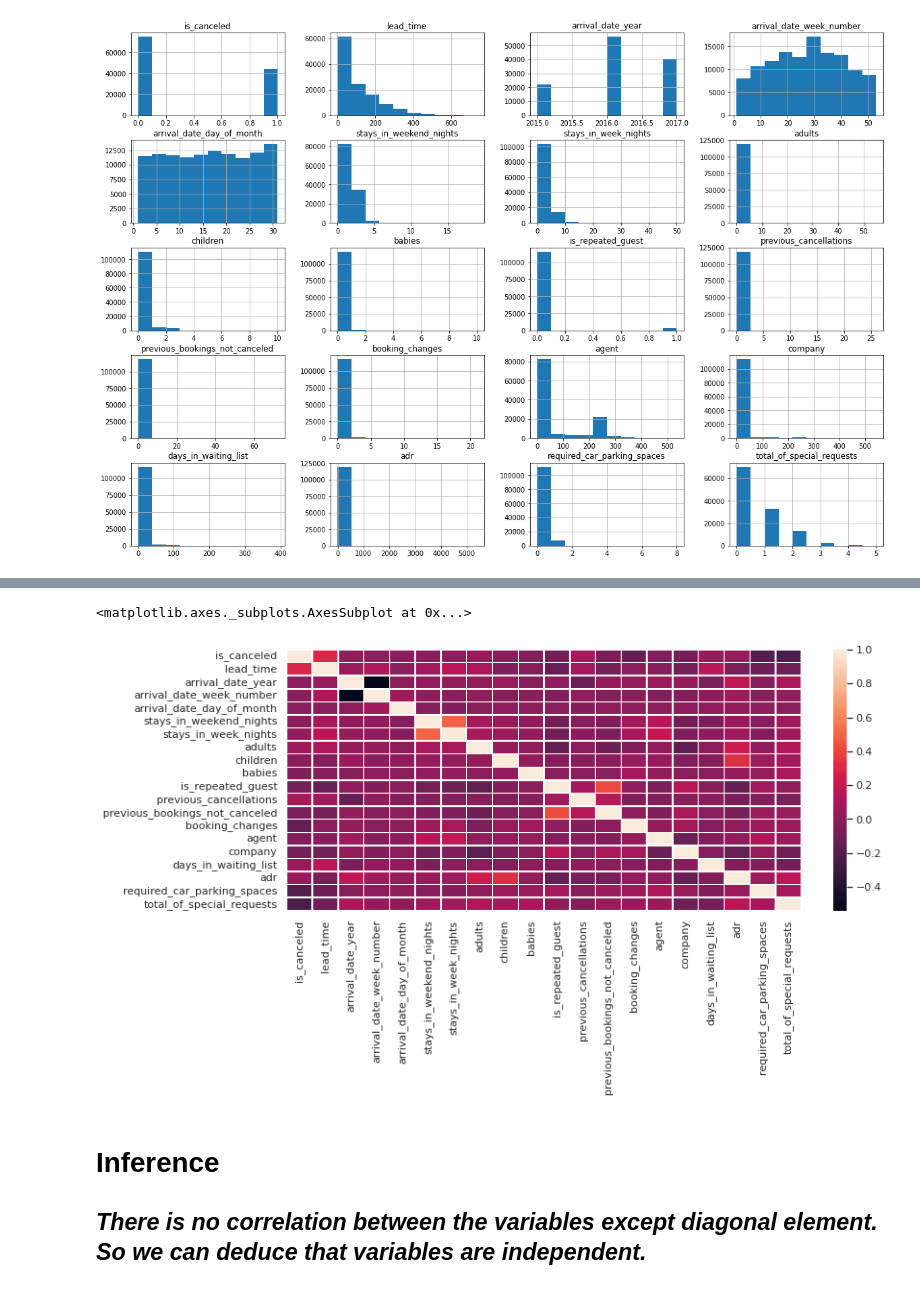
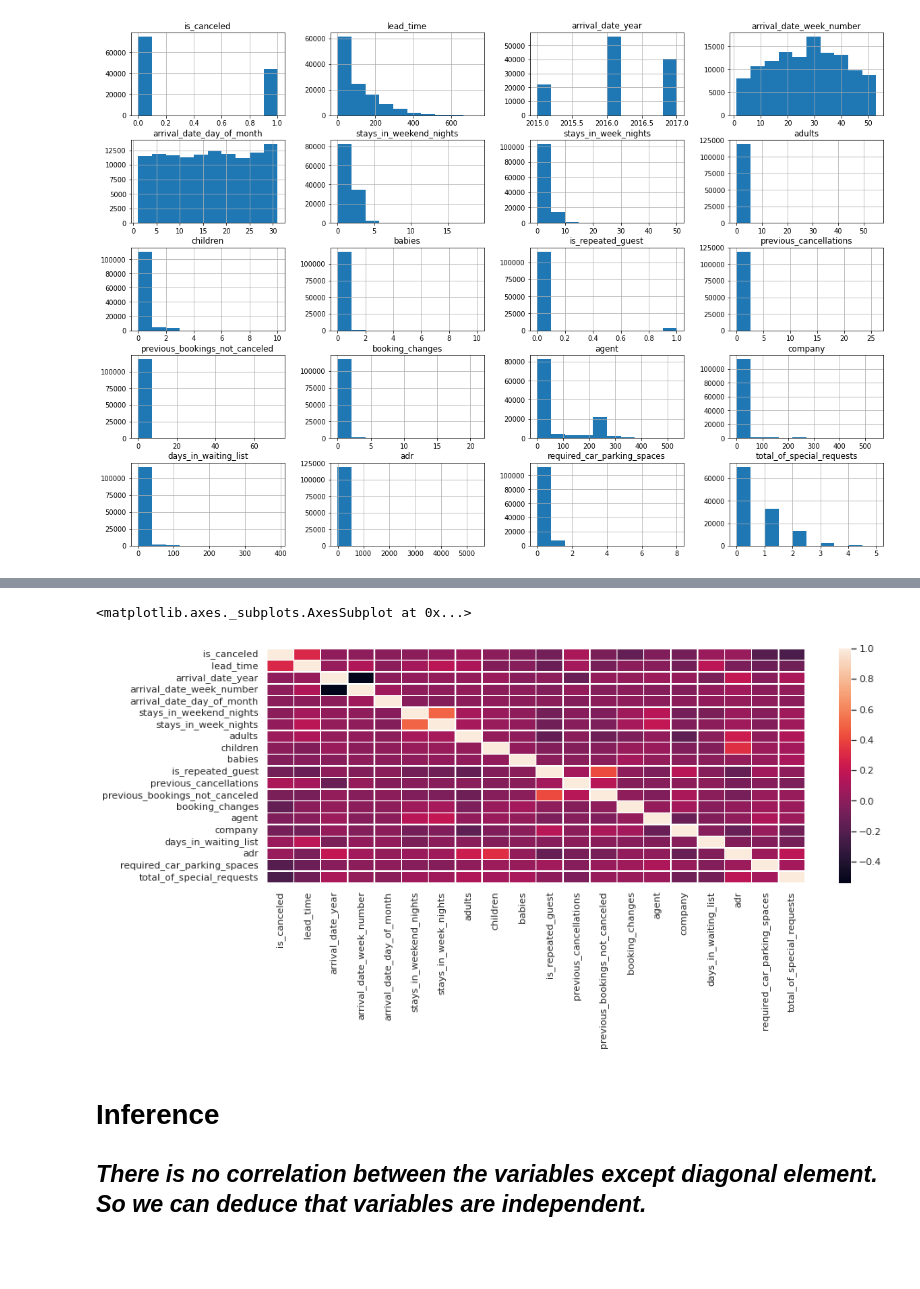
Before and after one commit to Jitesh-333/Capstone_Project, a Jupyter notebook: Hotel_Booking_Analysis_Capstone_Project.ipynb, the cells around one changed output, grey strips where cells are left out. Drawn from its saved outputs; the diff is of its cells as text; code cells hidden in the pictures; blank space fills up the shorter version.

```diff
--- a/Hotel_Booking_Analysis_Capstone_Project.ipynb
+++ b/Hotel_Booking_Analysis_Capstone_Project.ipynb
@@ -239,11 +239,11 @@ cor
 | required_car_parking_spaces | -0.195498 | -0.116451 | -0.013684 | 0.001920 | 0.008683 | ... |
 | total_of_special_requests | -0.234658 | -0.095712 | 0.108531 | 0.026149 | 0.003062 | ... |
 # %%
-plt.figure(figsize=(12,5))
+plt.figure(figsize=(14,5))
 sns.heatmap(cor, linewidths = 0.5)
 # %% [output]
 <matplotlib.axes._subplots.AxesSubplot at 0x...>
-[figure, old version]
+[figure, new version]
 # %% [markdown]
 # **Inference**
 
```
Also changed, not shown: parts of 2 cells of this notebook.
